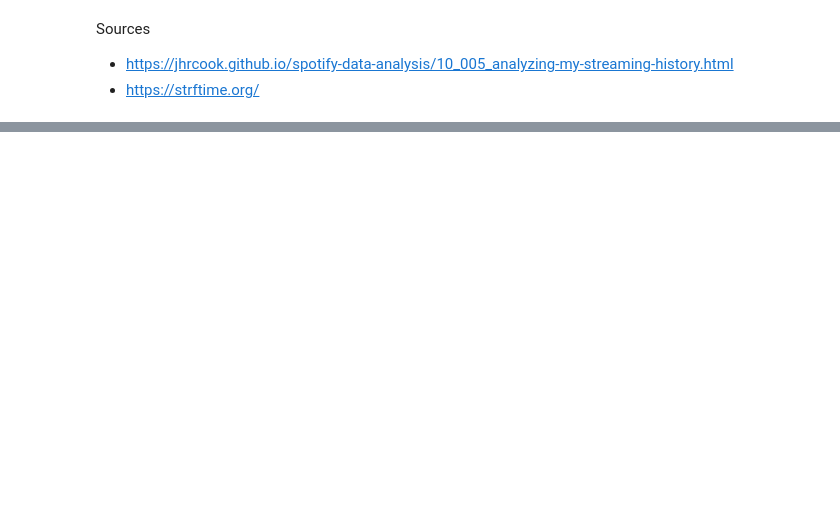
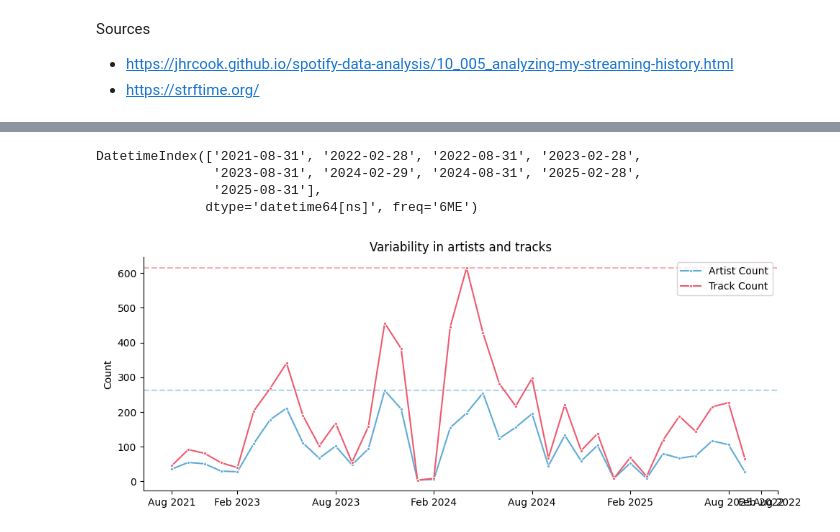
Before and after one commit to d1vij/spotify-data-analysis, a Jupyter notebook: analysis.ipynb, the cells around one changed output, grey strips where cells are left out. Saved outputs shown, nothing was run; the diff lists cells and outputs as text; code cells hidden in the pictures; blank space fills up the shorter version.

```diff
--- a/analysis.ipynb
+++ b/analysis.ipynb
@@ -106,0 +110,9 @@ plt.show()
+# %%
+# Multi line plot
+Plots.variability_in_artists_and_tracks(df)
+# %% [output]
+DatetimeIndex(['2021-08-31', '2022-02-28', '2022-08-31', '2023-02-28',
+               '2023-08-31', '2024-02-29', '2024-08-31', '2025-02-28',
+               '2025-08-31'],
+              dtype='datetime64[ns]', freq='6ME')
+[figure, added]
```
Also changed, not shown: parts of 18 cells of this notebook, 15 other files.
